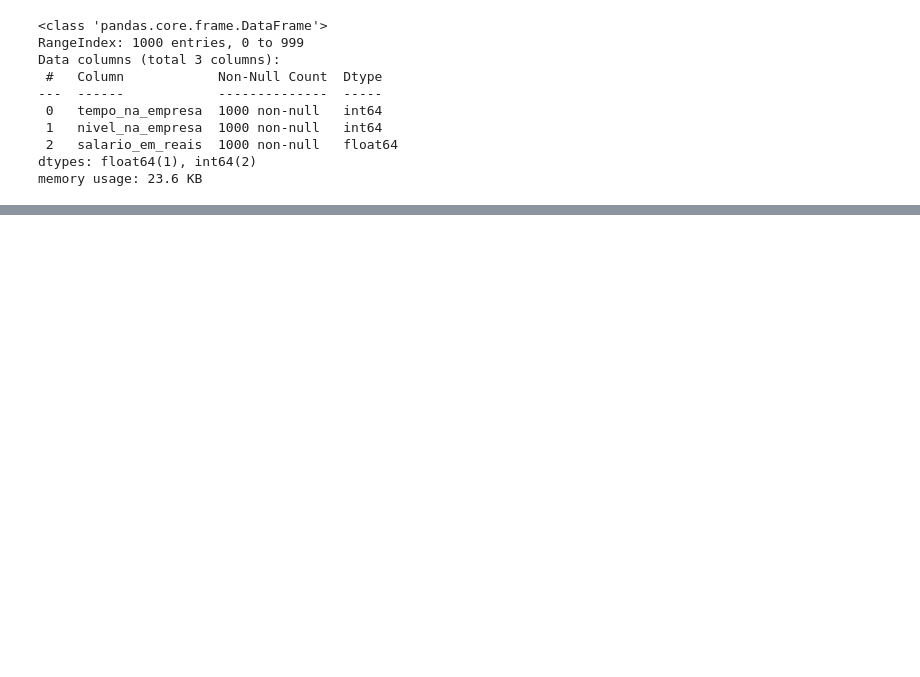
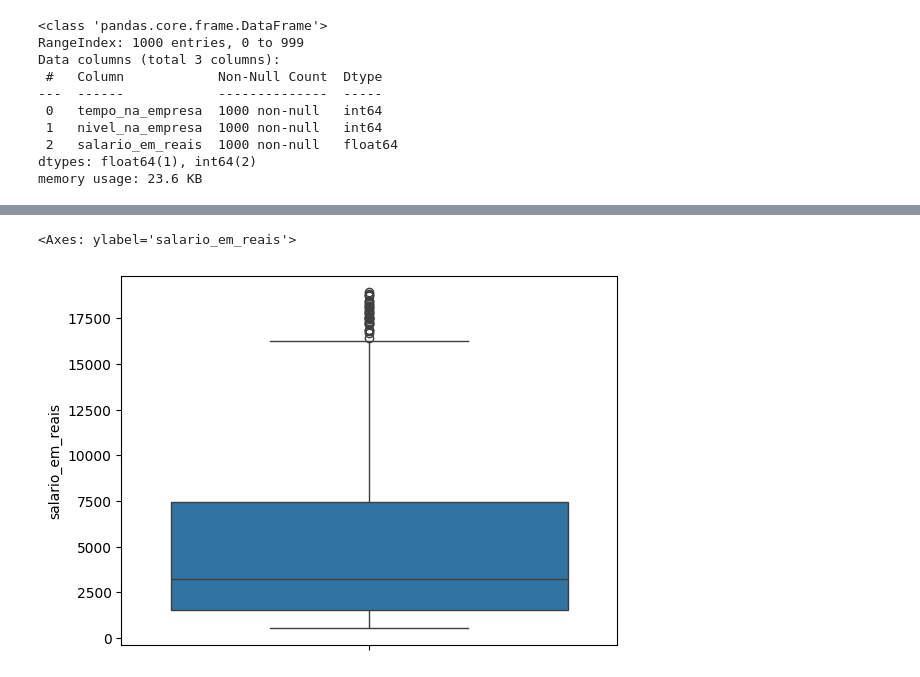
Before and after one commit to angelomedeiros/formacao-ia-regressao-polinomial, a Jupyter notebook: model_salario.ipynb, the cells around one changed output, grey strips where cells are left out. Cells and saved outputs as stored; diff of their text form; code cells hidden in the pictures; blank space fills up the shorter version.

```diff
--- a/model_salario.ipynb
+++ b/model_salario.ipynb
@@ -48,0 +84,6 @@ df_salario_bucket = df_salario.copy()
+# %%
+# Detectar outliers - Salário em reais
+sns.boxplot(df_salario.salario_em_reais)
+# %% [output]
+<Axes: ylabel='salario_em_reais'>
+[figure, added]
```
Also changed, not shown: parts of 9 cells of this notebook.
